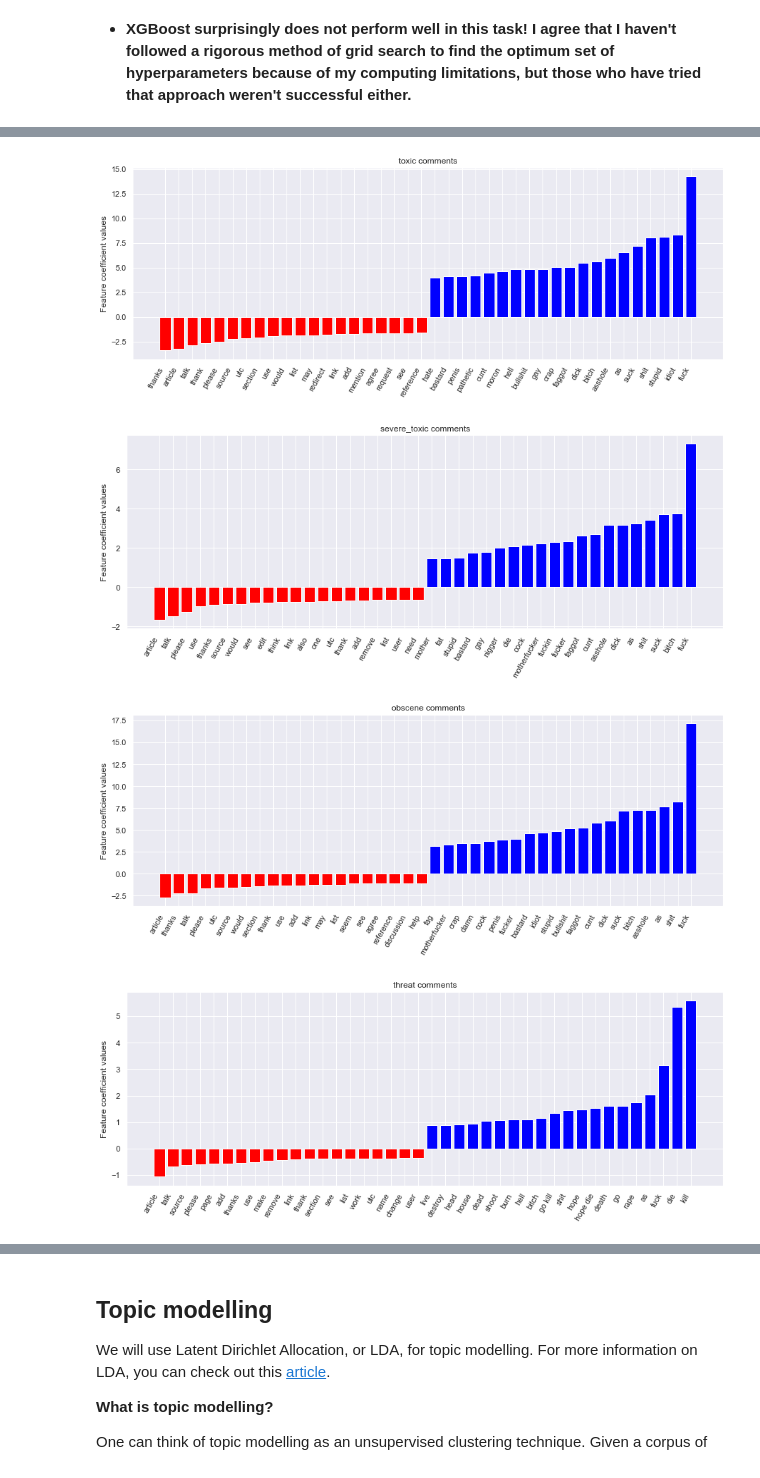
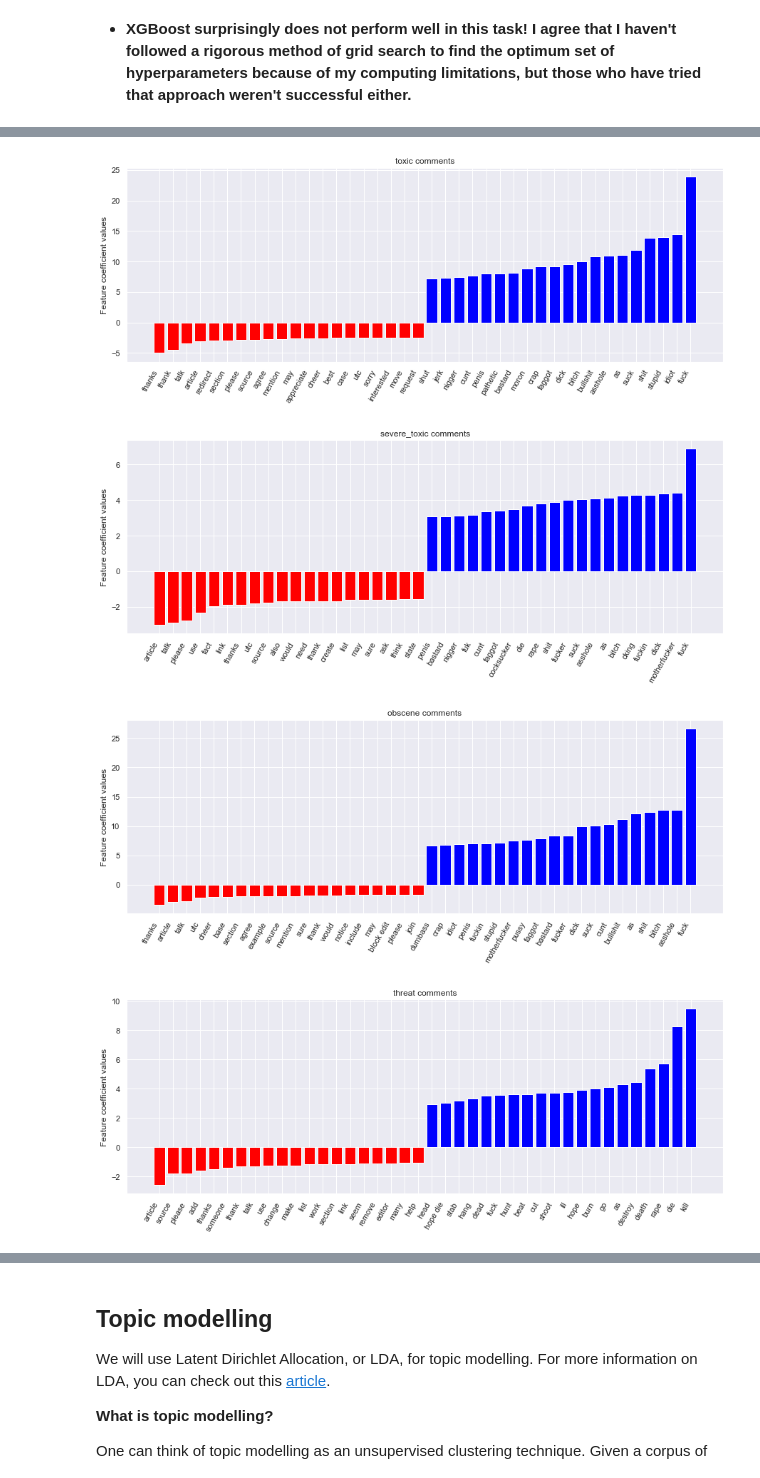
Before and after one commit to ThomasD96/NLP_Toxic_comment_classification, a Jupyter notebook: toxic_comment_classifier.ipynb, the cells around one changed output, grey strips where cells are left out. Drawn from its saved outputs; the diff is of its cells as text; code cells hidden in the pictures.

```diff
--- a/toxic_comment_classifier.ipynb
+++ b/toxic_comment_classifier.ipynb
@@ -312,17 +380,17 @@ Hi Dawn, I dont know if you work for the PMO, or if youre just a political parti
 # %%
-def cross_val(clf,Xtrain=train_word_features, cv=3):
+## Little helper function to perform one-vs-all cross validation
+def cross_val(clf,Xtrain=train_word_features, cv=3,verbose=0):
+    '''
+    This function uses scikit-learn's cross validation module to perform one-vs-all classifcation.
+    Input: classifier, training data, number of cv folds, verbosity
+    Output: prints out the CV score for each class and the mean CV score across all the classes.
+    '''
     scores = []
     class_names = ['toxic', 'severe_toxic', 'obscene', 'threat', 'insult', 'identity_hate']
     for class_name in class_names:
         train_target = train[class_name]
         cv_score = np.mean(cross_val_score(clf, Xtrain, train_target, cv=cv, scoring='roc_auc'))
         scores.append(cv_score)
-        print('CV score for class {} is {}'.format(class_name, cv_score))
+        if verbose==1:
+            print('CV score for class {} is {}'.format(class_name, cv_score))
     print('Mean CV score is {}'.format(np.mean(scores)))
-# %%
-clf_NB = MultinomialNB(alpha=0.1)
-clf_logreg = LogisticRegression(C=0.2, solver= 'sag')
-print('--------Naive Bayes----------\n')
-cross_val(clf_NB,cv=5)
-print('--------Logistic Regression----------\n')
-cross_val(clf_logreg,cv=5)
@@ -349,0 +432,9 @@ from sklearn.model_selection import GridSearchCV
+# %%
+# Logistic regression
+
+C = np.arange(1,2.1,0.1)
+for c in C:
+    clf_logreg = LogisticRegression(C=c, solver= 'sag')
+    print('C = {}'.format(c))
+    cross_val(clf_logreg,cv=5)
+    print('------------')
@@ -364,0 +494,4 @@ Mean CV score is 0.9679067081908649
+# %%
+clf_logreg = LogisticRegression(C=1.5, solver= 'sag')
+print('--------Logistic Regression----------\n')
+cross_val(clf_logreg,cv=5,verbose=1)
@@ -400,11 +543,11 @@ def plot_and_return_top_features(classifier, vectorizer, class_name, top_feature
 # %%
 
 for class_name in class_names:
-    logreg = LogisticRegression(C=0.2, solver= 'sag')
+    logreg = LogisticRegression(C=1.4, solver= 'sag')
     logreg.fit(train_word_features, train[class_name])
     _=plot_and_return_top_features(logreg, word_vectorizer, class_name, 20)
 # %% [output]
-[figure, old version]
+[figure, new version]
-[figure, old version]
+[figure, new version]
-[figure, old version]
+[figure, new version]
-[figure, old version]
+[figure, new version]
```
Also changed, not shown: parts of 35 cells of this notebook, 1 other file.
